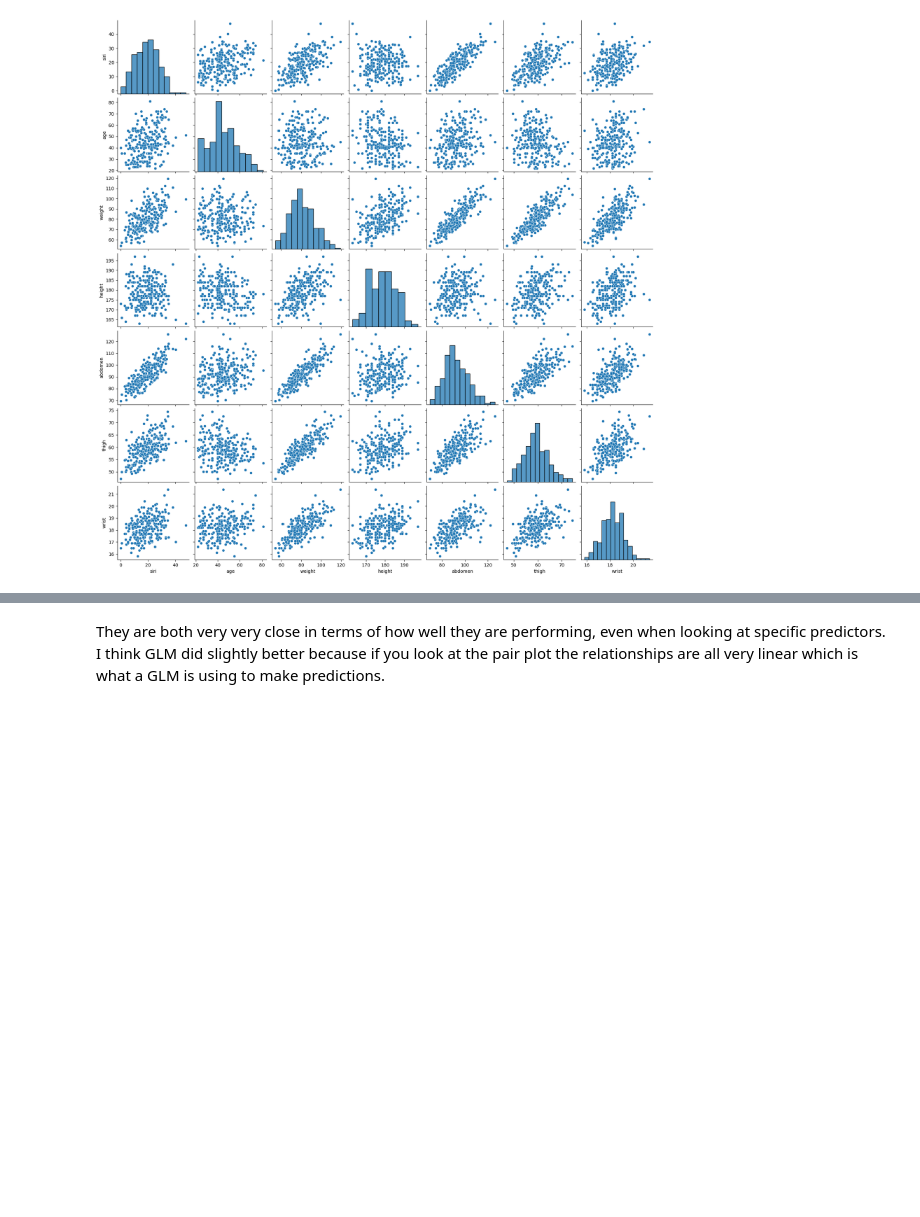
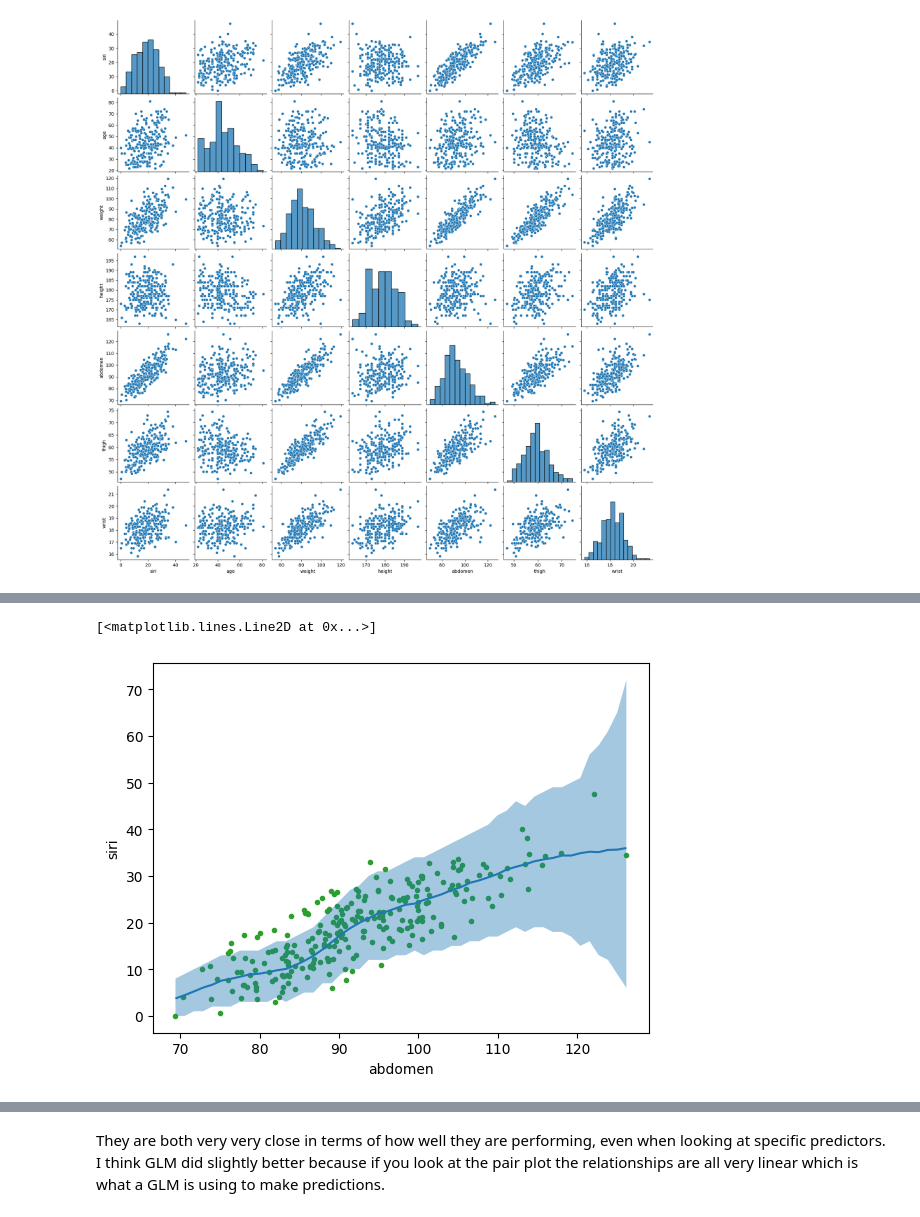
Before and after one commit to kundana12345/DataScience, a Jupyter notebook: KundAddaU7proj.ipynb, the cells around one changed output, grey strips where cells are left out. Saved outputs shown, nothing was run; the diff lists cells and outputs as text; code cells hidden in the pictures; blank space fills up the shorter version.

```diff
--- a/KundAddaU7proj.ipynb
+++ b/KundAddaU7proj.ipynb
@@ -288,0 +109,4 @@ plt.show()
+# %%
+num_knots = 6
+model_spline = bmb.Model("siri ~ bs(age, df=num_knots) + bs(weight, df=num_knots) + bs(height, df=num_knots) + bs(abdomen, df=num_knots) + bs(thigh, df=num_knots) + bs(wrist, df=num_knots)", prod, family="negativebinomial")
+idata_spline = model_spline.fit()
@@ -288,0 +116,6 @@ plt.show()
+# %%
+bmb.interpret.plot_predictions(model_spline, idata_spline, "abdomen", pps= True)
+plt.plot(prod.abdomen, prod.siri, "C2.", zorder=-3)
+# %% [output]
+[<matplotlib.lines.Line2D at 0x...>]
+[figure, added]
```
Also changed, not shown: parts of 28 cells of this notebook.
